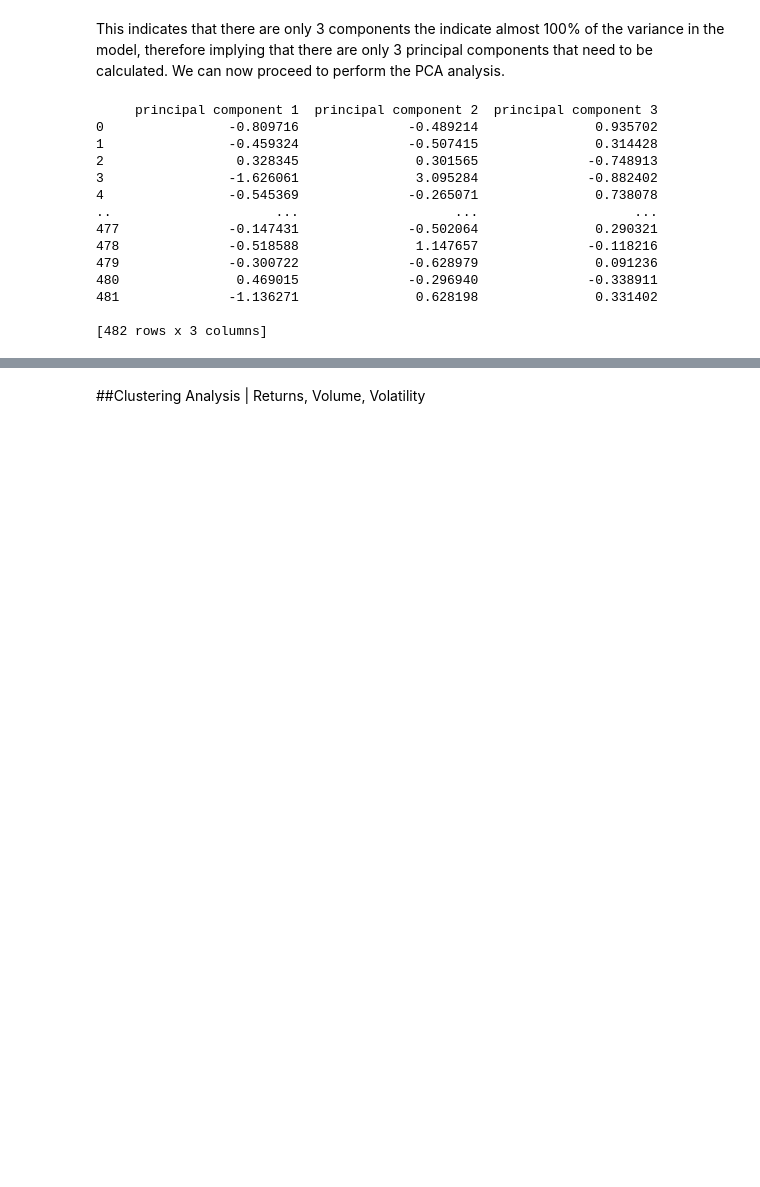
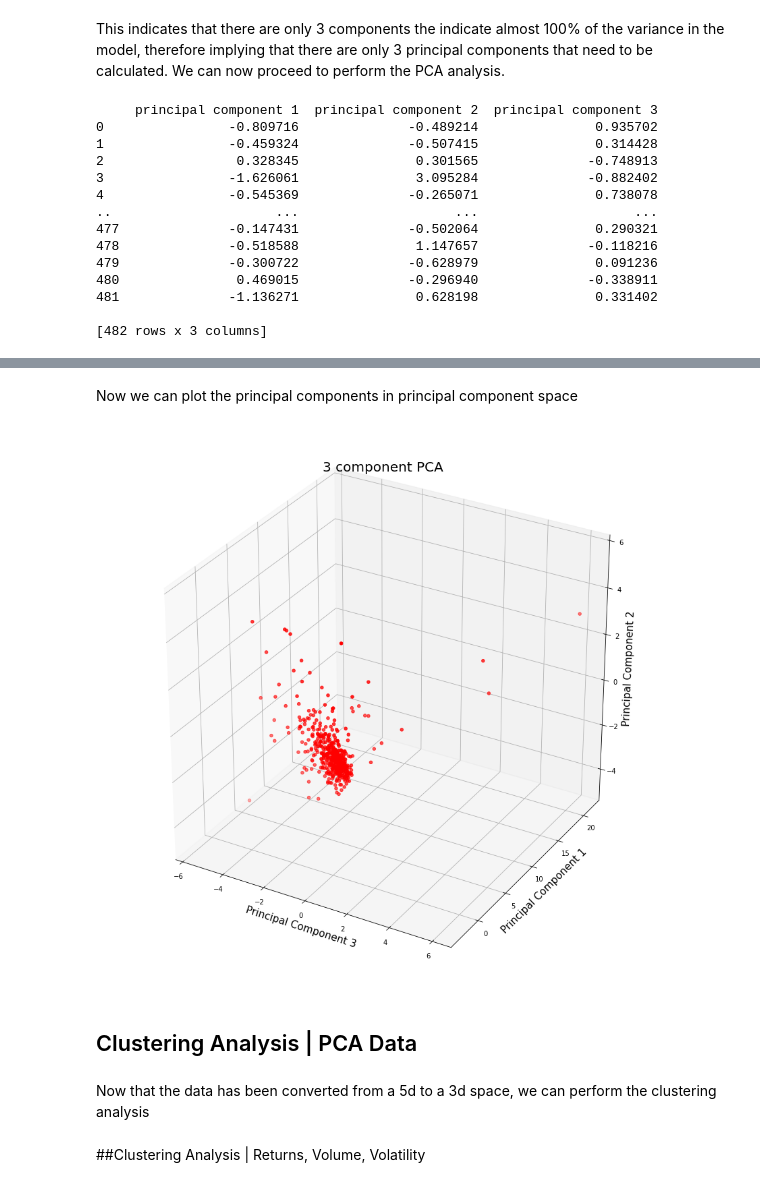
Before and after one commit to CAP4770-group9-project/final-project, a Jupyter notebook: k-means-clustering.ipynb, the cells around one changed output, grey strips where cells are left out. Drawn from its saved outputs; the diff is of its cells as text; code cells hidden in the pictures; blank space fills up the shorter version.

Commit message:
graphed PCA

```diff
--- a/k-means-clustering.ipynb
+++ b/k-means-clustering.ipynb
@@ -491,3 +512,27 @@ print(principalDf)
+# %% [markdown]
+Now we can plot the principal components in principal component space
+# %%
+fig = plt.figure(figsize = (15,15))
+ax = fig.add_subplot(111, projection='3d')
+ax.set_xlabel('Principal Component 3', fontsize = 15)
+ax.set_ylabel('Principal Component 1', fontsize = 15)
+ax.set_zlabel('Principal Component 2', fontsize = 15)
+ax.set_title('3 component PCA', fontsize = 20)
+
+x = list(principalDf['principal component 3'].dropna().values)
+y = list(principalDf['principal component 1'].dropna().values)
+z = list(principalDf['principal component 2'].dropna().values)
+
+ax.scatter(x, y, z, c='r', marker='o')
+
+
+plt.show()
+# %% [output]
+[figure, added]
+# %% [markdown]
+## Clustering Analysis | PCA Data
+# %% [markdown]
+Now that the data has been converted from a 5d to a 3d space, we can perform the clustering analysis
 # %% [markdown]
 ##Clustering Analysis | Returns, Volume, Volatility
 # %%
```
Also changed, not shown: parts of 2 cells of this notebook.
